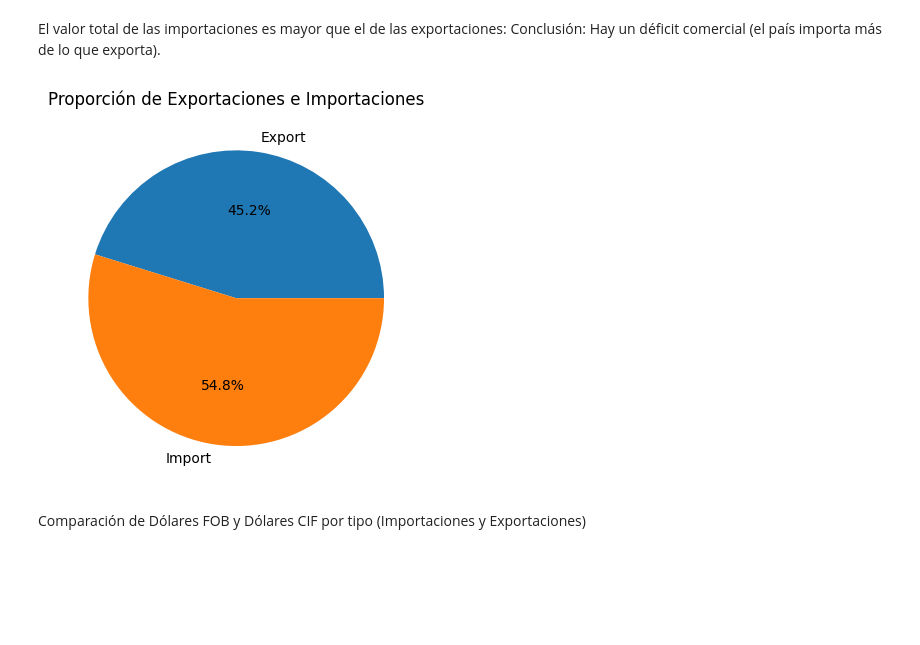
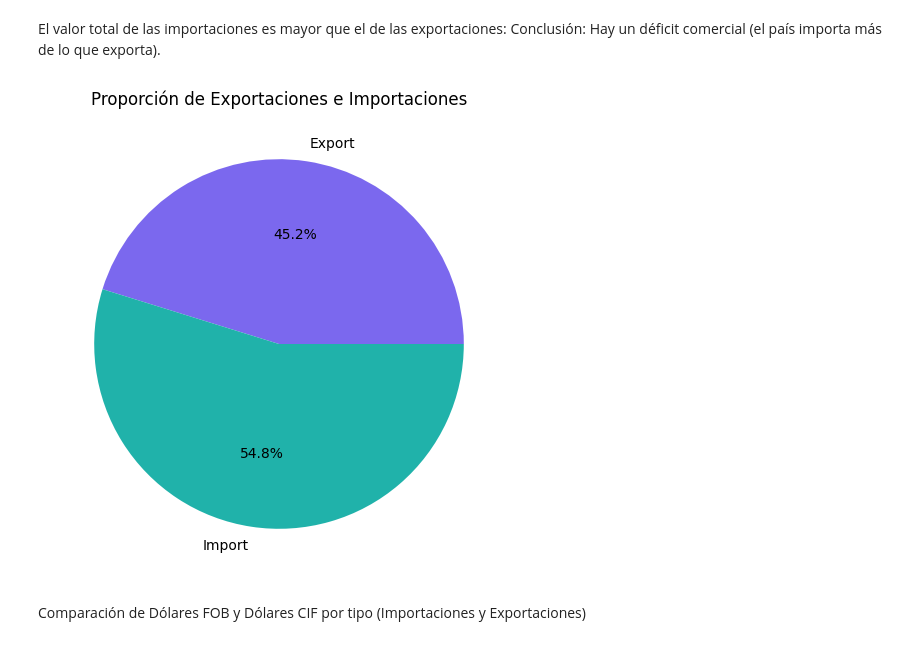
Before and after one commit to VictorAlexanderM/Analitica_datos, a Jupyter notebook: AS_Tarea_2.ipynb, the cells around one changed output. Saved outputs shown, nothing was run; the diff lists cells and outputs as text; code cells hidden in the pictures; blank space fills up the shorter version.

```diff
--- a/AS_Tarea_2.ipynb
+++ b/AS_Tarea_2.ipynb
@@ -580,12 +580,26 @@ plt.show()
 El valor total de las importaciones es mayor que el de las exportaciones:
 Conclusión: Hay un déficit comercial (el país importa más de lo que exporta).
 # %%
-# Proporción de exportaciones e importaciones
-grouped.plot(kind='pie', autopct='%1.1f%%', title='Proporción de Exportaciones e Importaciones')
-plt.ylabel('')  # Eliminar etiqueta innecesaria
+# Agrupar los datos por tipo (Exportaciones e Importaciones) y sumar Dólares FOB
+grouped = df_combined.groupby('Type')['Dolares FOB'].sum()
+
+# Colores personalizados para el gráfico
+colors = ['mediumslateblue', 'lightseagreen']
+
+# Crear el gráfico de pie
+grouped.plot(
+    kind='pie',
+    autopct='%1.1f%%',
+    title='Proporción de Exportaciones e Importaciones',
+    colors=colors,
+    figsize=(12, 6)  # Ajustar tamaño del gráfico
+)
+
+# Ajustar etiquetas
+plt.ylabel('')  # Eliminar la etiqueta del eje Y
 plt.show()
 # %% [output]
-[figure, old version]
+[figure, new version]
 # %% [markdown]
  Comparación de Dólares FOB y Dólares CIF por tipo (Importaciones y Exportaciones)
 # %%
```
Also changed, not shown: parts of 1 cell of this notebook, 1 other file.
